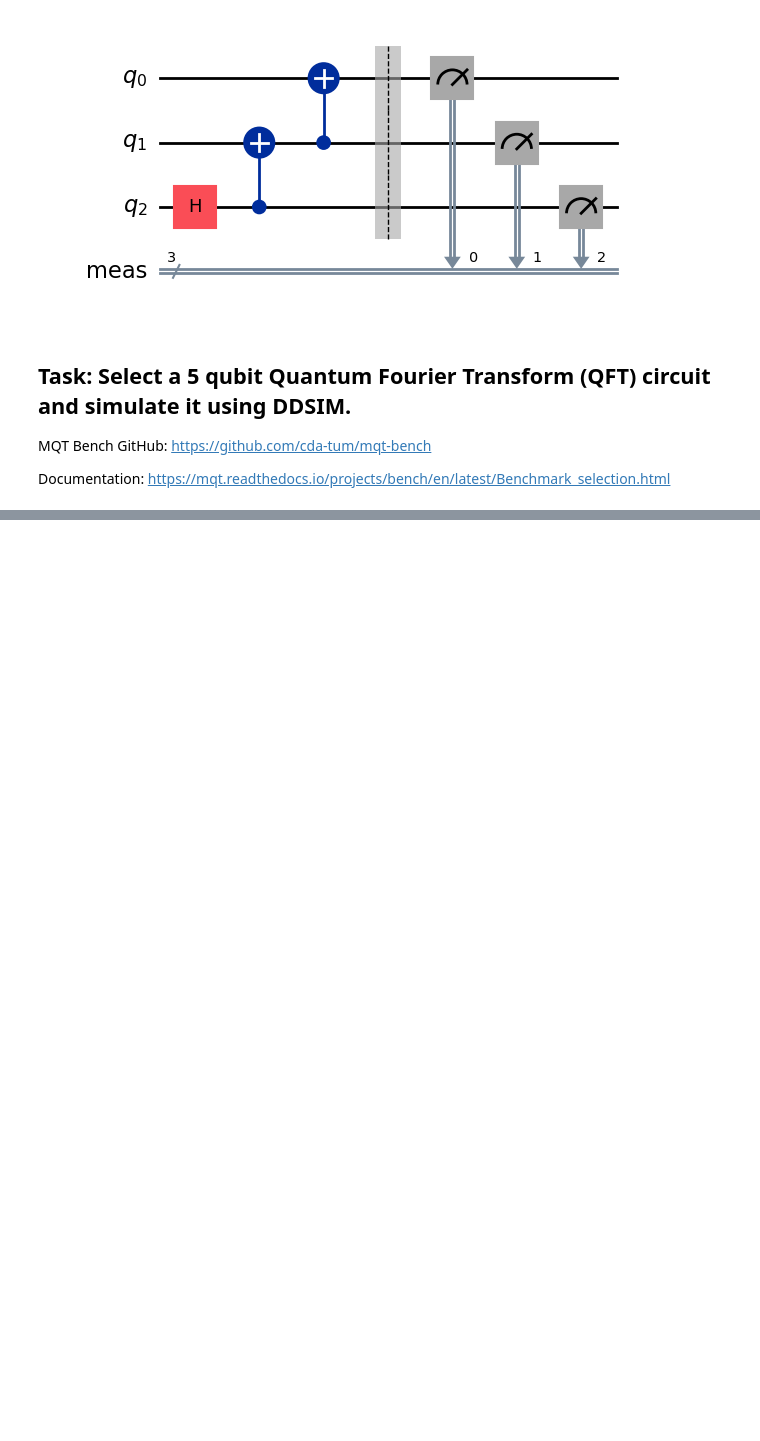
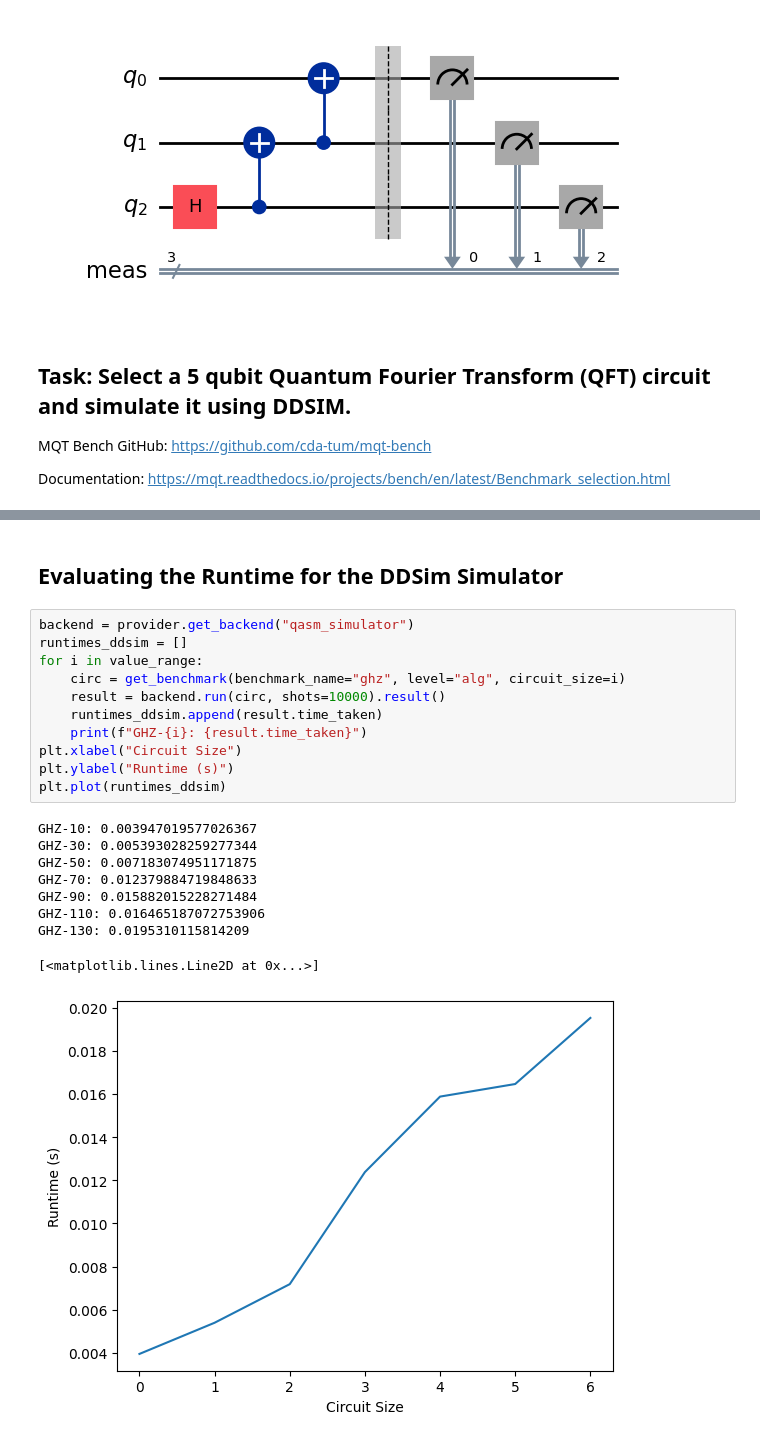
Before and after one commit to cda-tum/mqt, a Jupyter notebook: tutorial/01_simulation.ipynb, the cells around one changed output, grey strips where cells are left out. Saved outputs shown, nothing was run; the diff lists cells and outputs as text; blank space fills up the shorter version.

```diff
--- a/tutorial/01_simulation.ipynb
+++ b/tutorial/01_simulation.ipynb
@@ -129,0 +160,23 @@ result.get_counts()
+# %% [markdown]
+## Evaluating the Runtime for the DDSim Simulator
+# %%
+backend = provider.get_backend("qasm_simulator")
+runtimes_ddsim = []
+for i in value_range:
+    circ = get_benchmark(benchmark_name="ghz", level="alg", circuit_size=i)
+    result = backend.run(circ, shots=10000).result()
+    runtimes_ddsim.append(result.time_taken)
+    print(f"GHZ-{i}: {result.time_taken}")
+plt.xlabel("Circuit Size")
+plt.ylabel("Runtime (s)")
+plt.plot(runtimes_ddsim)
+# %% [output]
+GHZ-10: 0.003947019577026367
+GHZ-30: 0.005393028259277344
+GHZ-50: 0.007183074951171875
+GHZ-70: 0.012379884719848633
+GHZ-90: 0.015882015228271484
+GHZ-110: 0.016465187072753906
+GHZ-130: 0.0195310115814209
+[<matplotlib.lines.Line2D at 0x...>]
+[figure, added]
```
Also changed, not shown: parts of 10 cells of this notebook.
